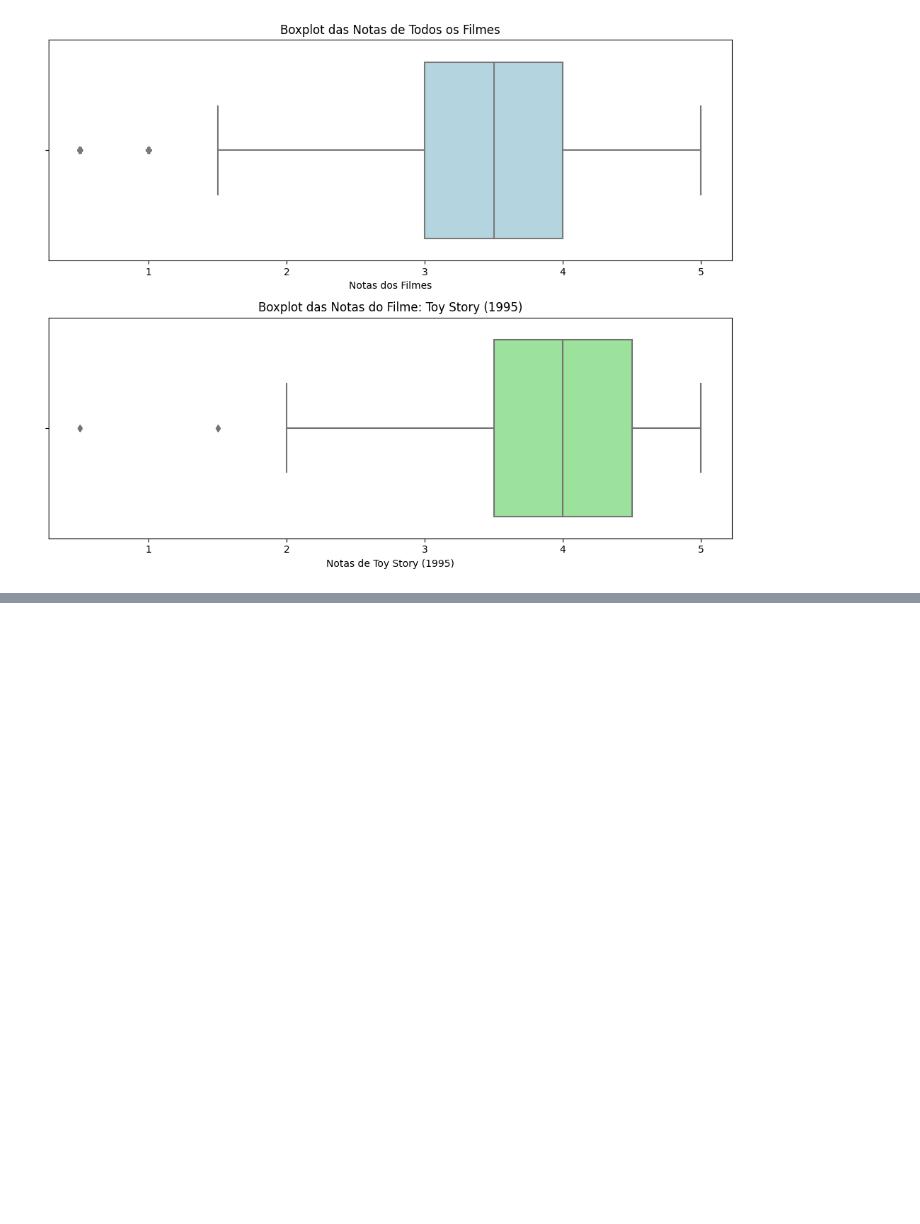
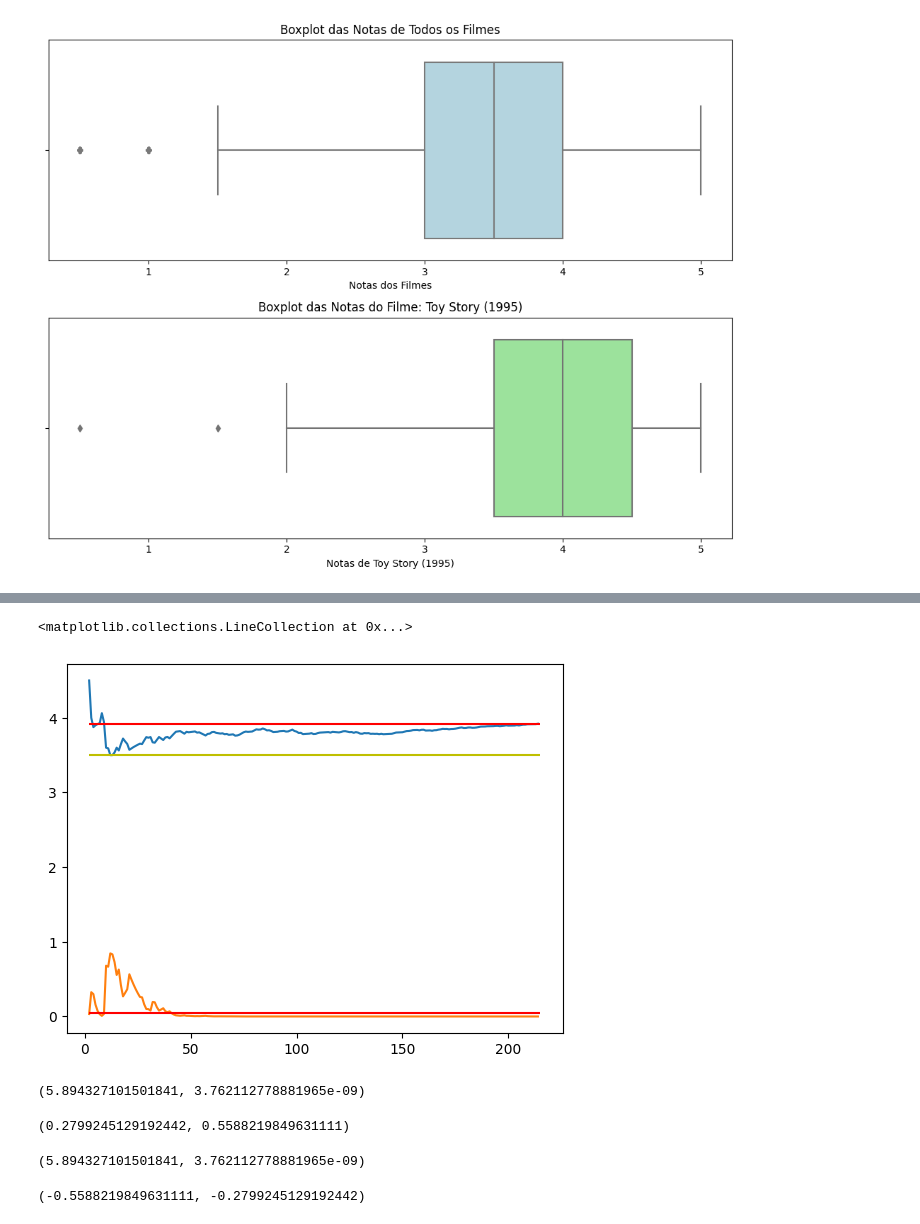
Before and after one commit to douglascdsantos/alura_data-science-introducao-a-testes-estatisticos-com-python, a Jupyter notebook: data_science_introducao_a_testes_estatisticos_com_python.ipynb, the cells around one changed output, grey strips where cells are left out. Drawn from its saved outputs; the diff is of its cells as text; code cells hidden in the pictures; blank space fills up the shorter version.

```diff
--- a/data_science_introducao_a_testes_estatisticos_com_python.ipynb
+++ b/data_science_introducao_a_testes_estatisticos_com_python.ipynb
@@ -449,0 +492,21 @@ plt.show()
+# %%
+plt.plot(valores[:,0],valores[:,1])
+plt.plot(valores[:,0],valores[:,2])
+plt.hlines(y = 0.05, xmin = 2, xmax = len(temp), colors = 'r')
+plt.hlines(y = notas1.rating.mean(), xmin = 2, xmax = len(temp), colors = 'r')
+plt.hlines(y = notas.rating.mean(), xmin = 2, xmax = len(temp), colors = 'y')
+# %% [output]
+<matplotlib.collections.LineCollection at 0x...>
+[figure, added]
+# %%
+print (ztest(notas1.rating, notas.rating))
+zconfint(notas1.rating, notas.rating)
+# %% [output]
+(5.894327101501841, 3.762112778881965e-09)
+(0.2799245129192442, 0.5588219849631111)
+# %%
+print (ztest(notas1.rating, notas.rating))
+zconfint(notas.rating, notas1.rating)
+# %% [output]
+(5.894327101501841, 3.762112778881965e-09)
+(-0.5588219849631111, -0.2799245129192442)
```
Also changed, not shown: parts of 13 cells of this notebook.
